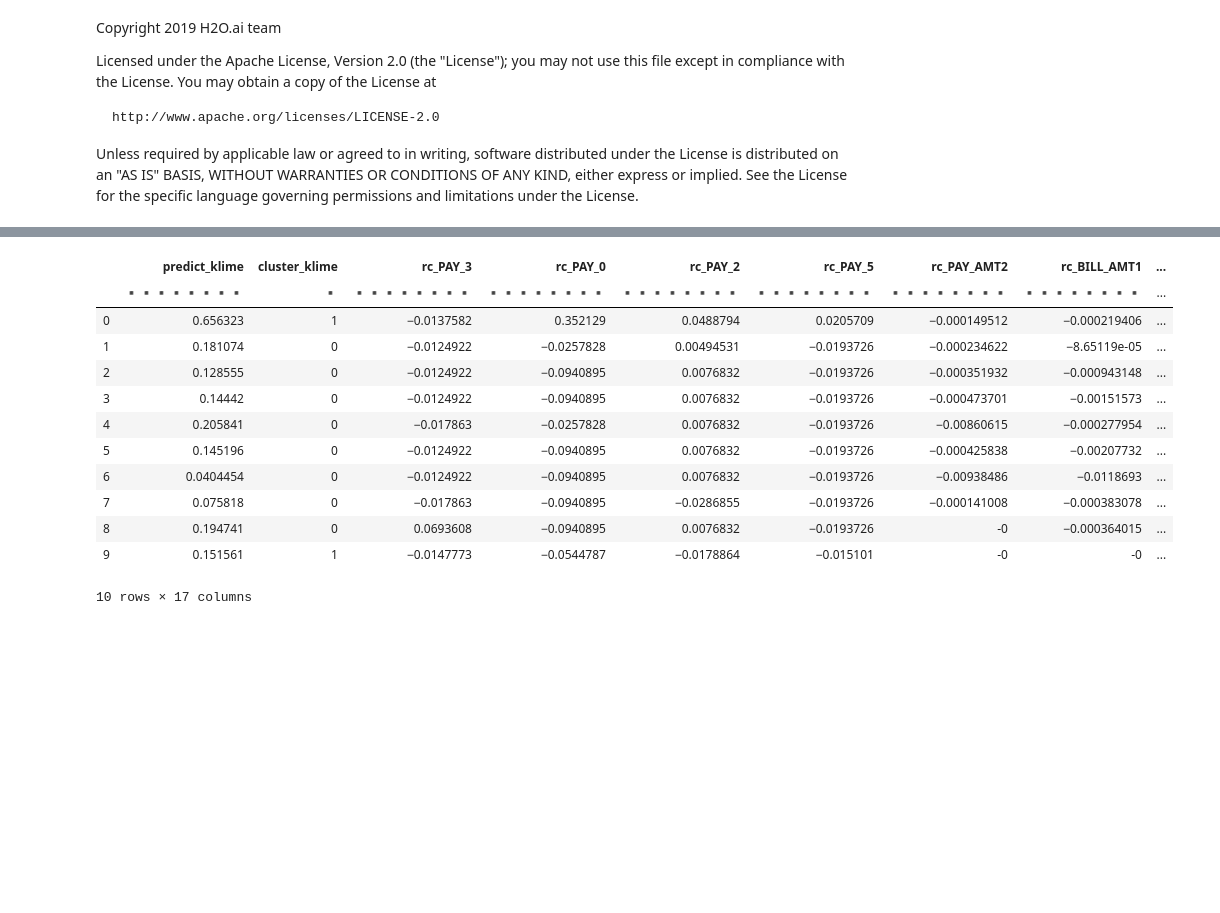
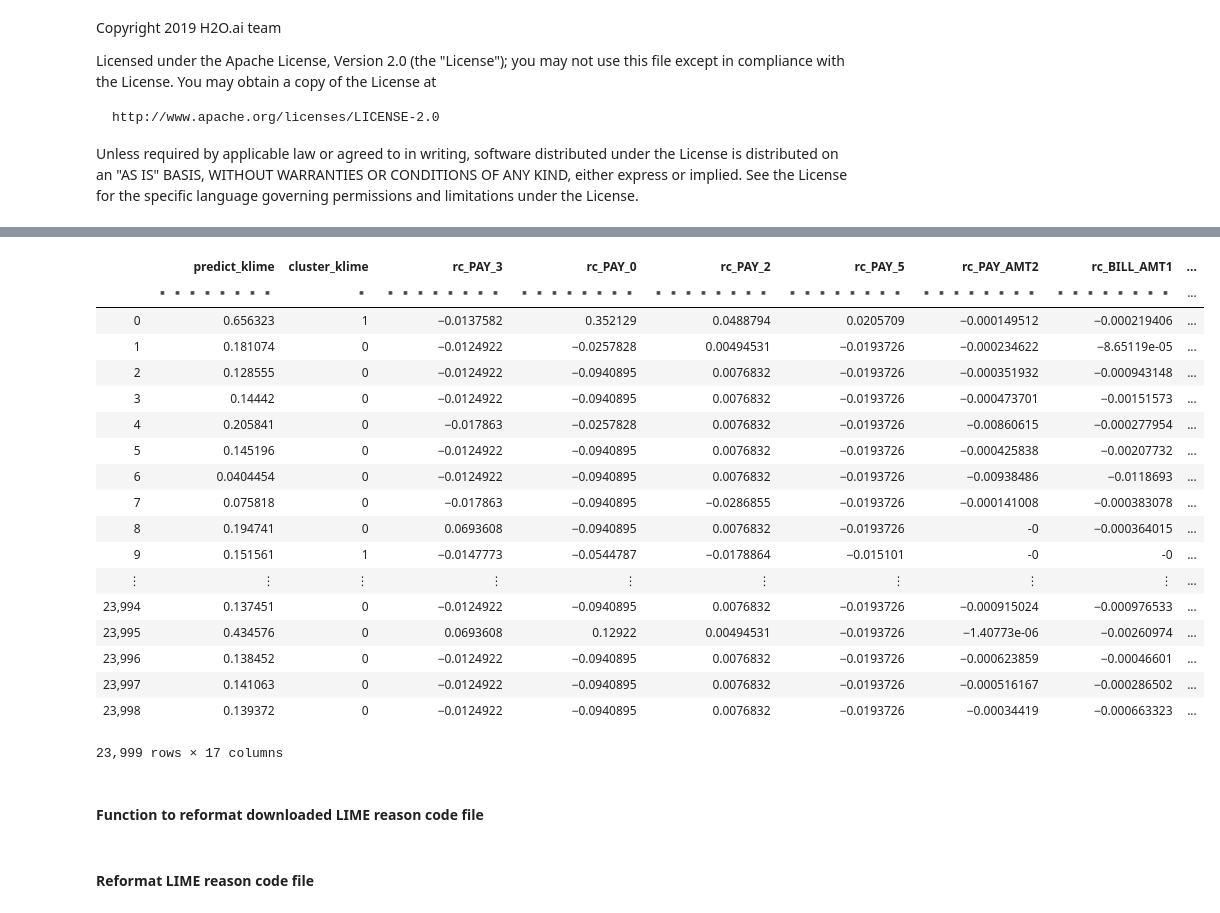
Before and after one commit to h2oai/driverlessai-tutorials, a Jupyter notebook: interpretable_ml/FormatReasonCodes.ipynb, the cells around one changed output, grey strips where cells are left out. Cells and saved outputs as stored; diff of their text form; code cells hidden in the pictures; blank space fills up the shorter version.

```diff
--- a/interpretable_ml/FormatReasonCodes.ipynb
+++ b/interpretable_ml/FormatReasonCodes.ipynb
@@ -104,20 +134,28 @@ Wall time: 2 s
 # %%
-# Read in lime data and look at first 10 rows
+# Read in lime data
 lime = dt.fread("data/klime_frame.csv")
-lime.head()
+lime
 # %% [output]
 |  | predict_klime | cluster_klime | rc_PAY_3 | rc_PAY_0 | rc_PAY_2 | rc_PAY_5 | rc_PAY_AMT2 | rc_BILL_AMT1 | ... |
 |  | ▪▪▪▪▪▪▪▪ | ▪ | ▪▪▪▪▪▪▪▪ | ▪▪▪▪▪▪▪▪ | ▪▪▪▪▪▪▪▪ | ▪▪▪▪▪▪▪▪ | ▪▪▪▪▪▪▪▪ | ▪▪▪▪▪▪▪▪ | ... |
 | 0 | 0.656323 | 1 | −0.0137582 | 0.352129 | 0.0488794 | 0.0205709 | −0.000149512 | −0.000219406 | ... |
 | 1 | 0.181074 | 0 | −0.0124922 | −0.0257828 | 0.00494531 | −0.0193726 | −0.000234622 | −8.65119e-05 | ... |
 | 2 | 0.128555 | 0 | −0.0124922 | −0.0940895 | 0.0076832 | −0.0193726 | −0.000351932 | −0.000943148 | ... |
 | 3 | 0.14442 | 0 | −0.0124922 | −0.0940895 | 0.0076832 | −0.0193726 | −0.000473701 | −0.00151573 | ... |
 | 4 | 0.205841 | 0 | −0.017863 | −0.0257828 | 0.0076832 | −0.0193726 | −0.00860615 | −0.000277954 | ... |
 | 5 | 0.145196 | 0 | −0.0124922 | −0.0940895 | 0.0076832 | −0.0193726 | −0.000425838 | −0.00207732 | ... |
 | 6 | 0.0404454 | 0 | −0.0124922 | −0.0940895 | 0.0076832 | −0.0193726 | −0.00938486 | −0.0118693 | ... |
 | 7 | 0.075818 | 0 | −0.017863 | −0.0940895 | −0.0286855 | −0.0193726 | −0.000141008 | −0.000383078 | ... |
 | 8 | 0.194741 | 0 | 0.0693608 | −0.0940895 | 0.0076832 | −0.0193726 | -0 | −0.000364015 | ... |
 | 9 | 0.151561 | 1 | −0.0147773 | −0.0544787 | −0.0178864 | −0.015101 | -0 | -0 | ... |
+| ⋮ | ⋮ | ⋮ | ⋮ | ⋮ | ⋮ | ⋮ | ⋮ | ⋮ | ... |
+| 23,994 | 0.137451 | 0 | −0.0124922 | −0.0940895 | 0.0076832 | −0.0193726 | −0.000915024 | −0.000976533 | ... |
+| 23,995 | 0.434576 | 0 | 0.0693608 | 0.12922 | 0.00494531 | −0.0193726 | −1.40773e-06 | −0.00260974 | ... |
+| 23,996 | 0.138452 | 0 | −0.0124922 | −0.0940895 | 0.0076832 | −0.0193726 | −0.000623859 | −0.00046601 | ... |
+| 23,997 | 0.141063 | 0 | −0.0124922 | −0.0940895 | 0.0076832 | −0.0193726 | −0.000516167 | −0.000286502 | ... |
+| 23,998 | 0.139372 | 0 | −0.0124922 | −0.0940895 | 0.0076832 | −0.0193726 | −0.00034419 | −0.000663323 | ... |
-10 rows × 17 columns
+23,999 rows × 17 columns
+# %% [markdown]
+#### Function to reformat downloaded LIME reason code file
 # %%
 def format_rc_lime(orig):
@@ -161,5 +202,7 @@ def format_rc_lime(orig):
     formatted_frame['pred_actual'] = pred_actual
 
     return formatted_frame
+# %% [markdown]
+#### Reformat LIME reason code file
 # %%
 %time klime_formatted_rc = parallelize_dataframe(lime.to_pandas(), format_rc_lime)
```
Also changed, not shown: parts of 13 cells of this notebook.
